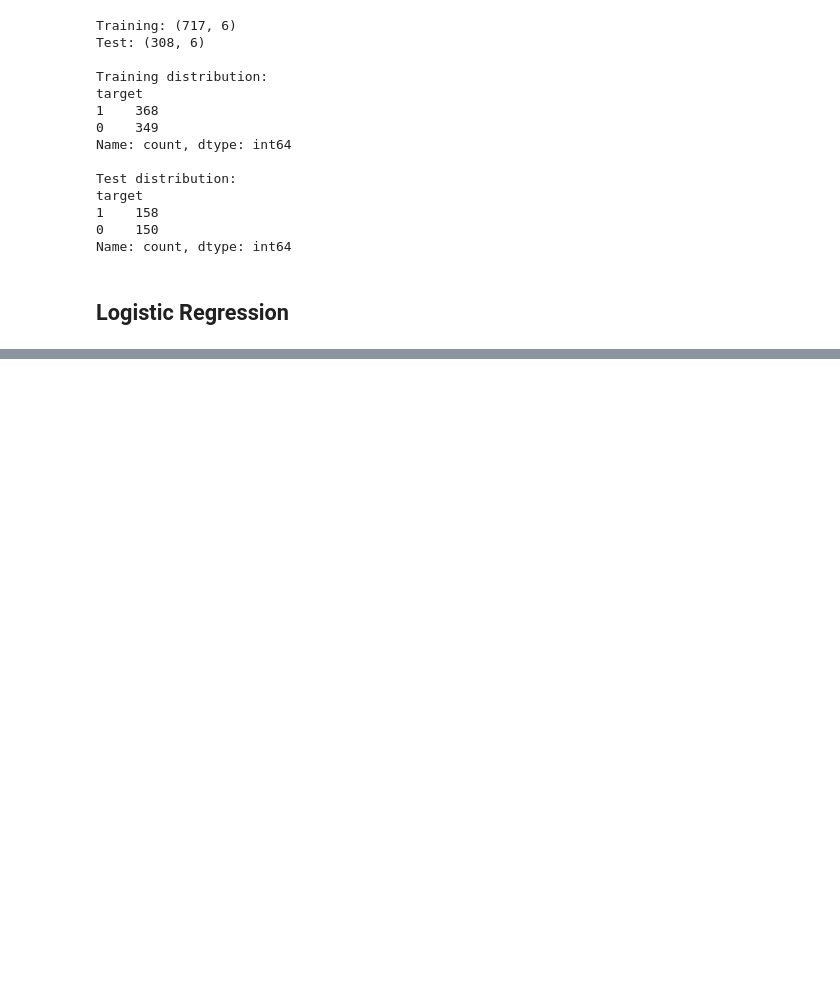
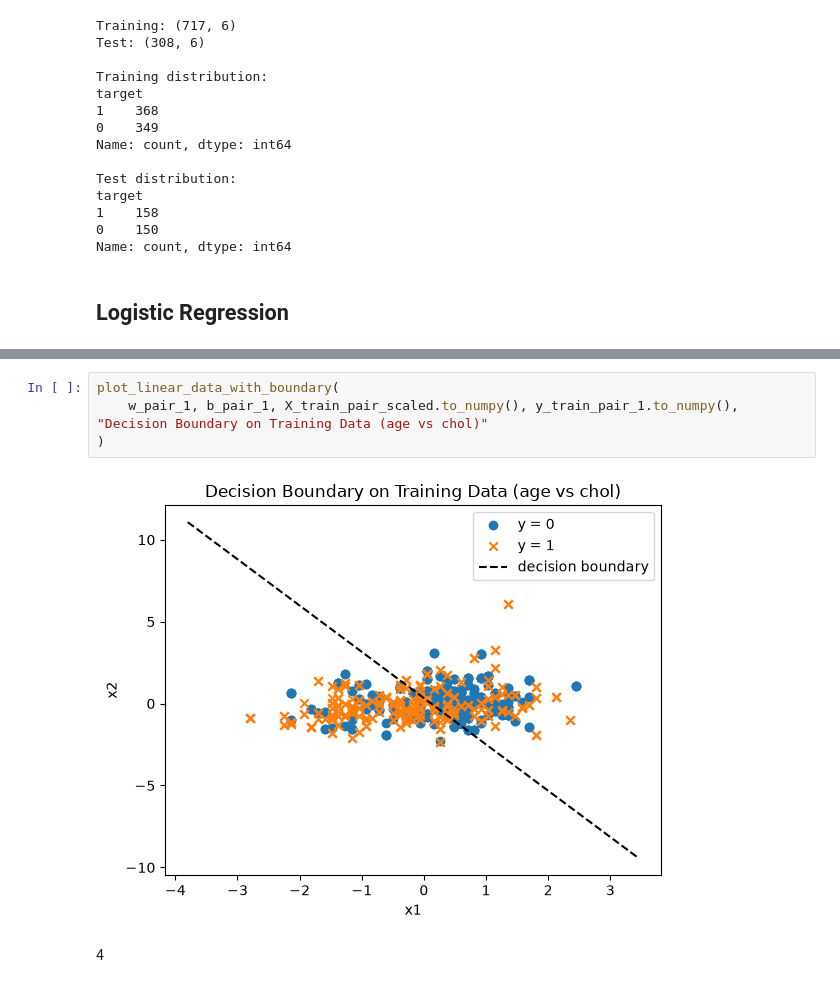
Before and after one commit to nestorlop/Heart_Disease_Risk_Prediction, a Jupyter notebook: heart_disease_lr_analysis.ipynb, the cells around one changed output, grey strips where cells are left out. Saved outputs shown, nothing was run; the diff lists cells and outputs as text; blank space fills up the shorter version.

```diff
--- a/heart_disease_lr_analysis.ipynb
+++ b/heart_disease_lr_analysis.ipynb
@@ -187,0 +486,8 @@ Name: count, dtype: int64
+# %%
+plot_linear_data_with_boundary(
+    w_pair_1, b_pair_1, X_train_pair_scaled.to_numpy(), y_train_pair_1.to_numpy(), "Decision Boundary on Training Data (age vs chol)"
+)
+# %% [output]
+[figure, added]
+# %% [markdown]
+4
```
Also changed, not shown: parts of 38 cells of this notebook.
